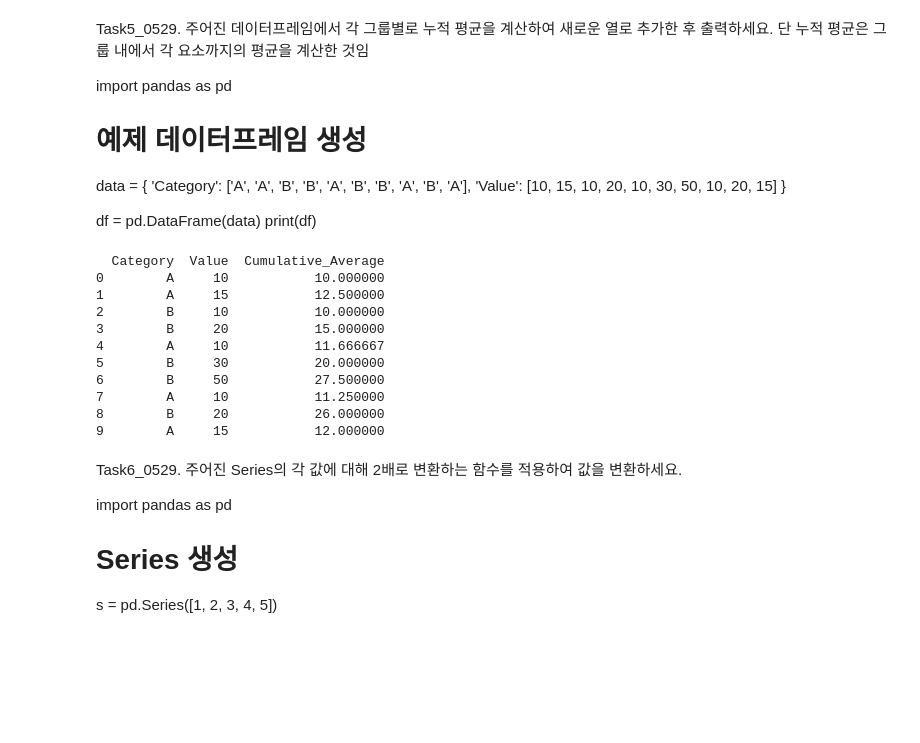
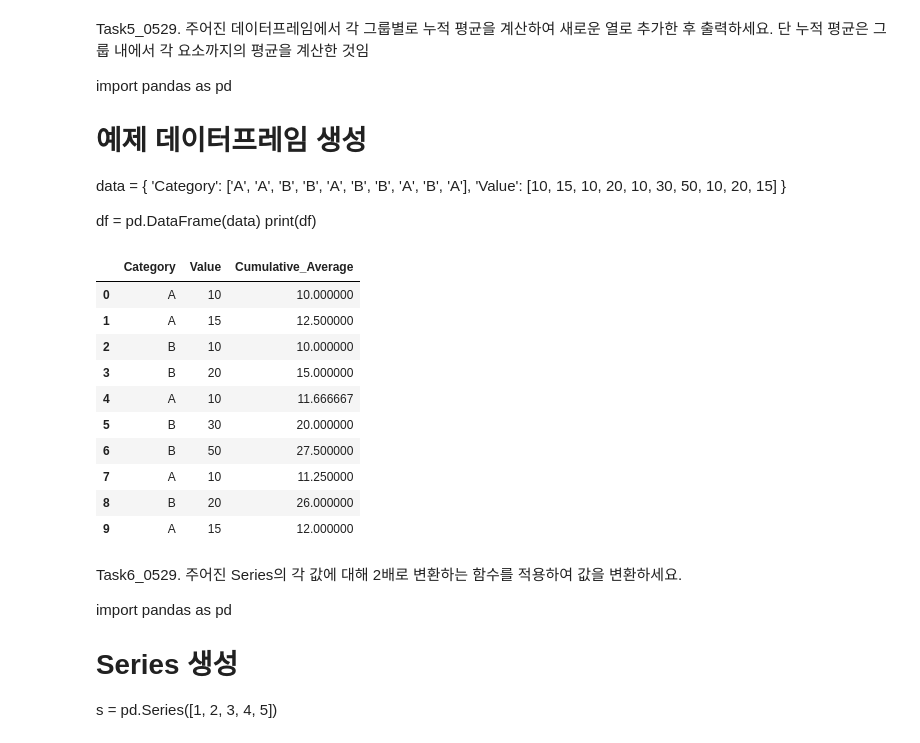
Before and after one commit to windyday0622/windyday, a Jupyter notebook: m3_분석 라이브러리/ 과제_240529.ipynb, the cells around one changed output. Drawn from its saved outputs; the diff is of its cells as text; code cells hidden in the pictures; blank space fills up the shorter version.

```diff
--- a/m3_분석 라이브러리/ 과제_240529.ipynb
+++ b/m3_분석 라이브러리/ 과제_240529.ipynb
@@ -144,28 +144,28 @@ print(df)
 # %%
 import pandas as pd
 
 data = {
     'Category': ['A', 'A', 'B', 'B', 'A', 'B', 'B', 'A', 'B', 'A'],
     'Value': [10, 15, 10, 20, 10, 30, 50, 10, 20, 15]
 }
 
 df = pd.DataFrame(data)
 
 df['Cumulative_Average'] = df.groupby('Category')['Value'].expanding().mean().reset_index(level=0, drop=True)
 
-print(df)
+df
 # %% [output]
-  Category  Value  Cumulative_Average
-0        A     10           10.000000
-1        A     15           12.500000
-2        B     10           10.000000
-3        B     20           15.000000
-4        A     10           11.666667
-5        B     30           20.000000
-6        B     50           27.500000
-7        A     10           11.250000
-8        B     20           26.000000
-9        A     15           12.000000
+|  | Category | Value | Cumulative_Average |
+| 0 | A | 10 | 10.000000 |
+| 1 | A | 15 | 12.500000 |
+| 2 | B | 10 | 10.000000 |
+| 3 | B | 20 | 15.000000 |
+| 4 | A | 10 | 11.666667 |
+| 5 | B | 30 | 20.000000 |
+| 6 | B | 50 | 27.500000 |
+| 7 | A | 10 | 11.250000 |
+| 8 | B | 20 | 26.000000 |
+| 9 | A | 15 | 12.000000 |
 # %% [markdown]
 Task6_0529. 주어진 Series의 각 값에 대해 2배로 변환하는 함수를 적용하여 값을 변환하세요.
 
```
Also changed, not shown: parts of 8 cells of this notebook.
